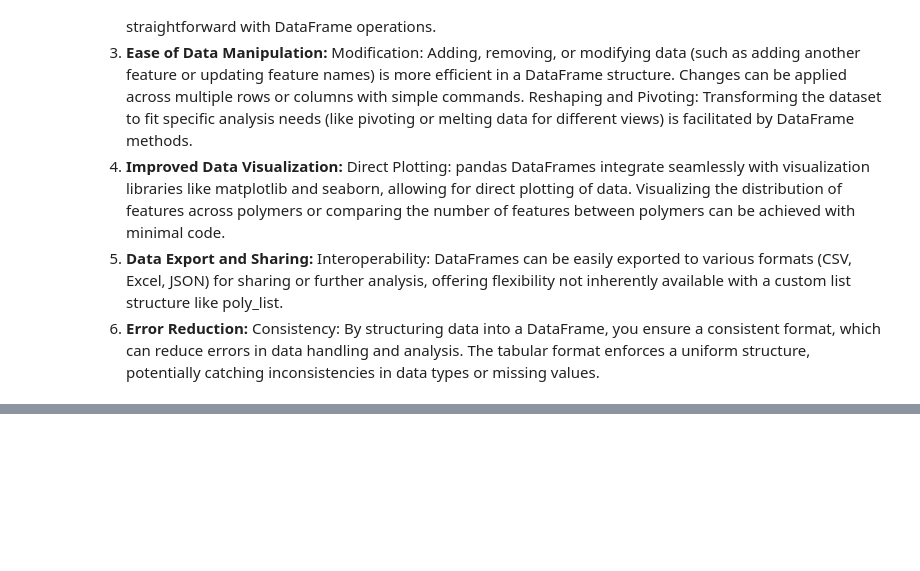
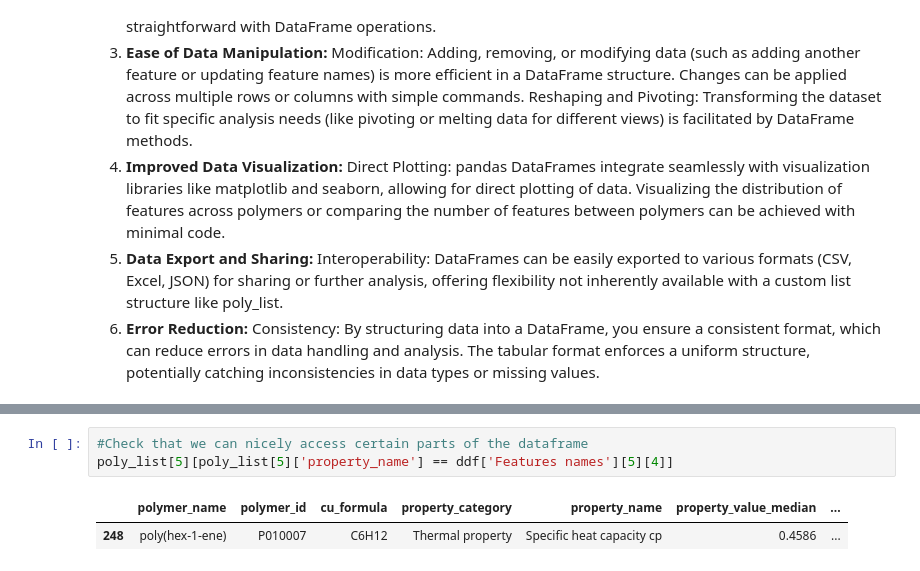
Before and after one commit to chriswilson2020/ML-For-PolymerChemistry, a Jupyter notebook: Polymer Properties.ipynb, the cells around one changed output, grey strips where cells are left out. Cells and saved outputs as stored; diff of their text form; blank space fills up the shorter version.

```diff
--- a/Polymer Properties.ipynb
+++ b/Polymer Properties.ipynb
@@ -129,0 +183,6 @@ Consistency: By structuring data into a DataFrame, you ensure a consistent forma
+# %%
+#Check that we can nicely access certain parts of the dataframe
+poly_list[5][poly_list[5]['property_name'] == ddf['Features names'][5][4]]
+# %% [output]
+|  | polymer_name | polymer_id | cu_formula | property_category | property_name | property_value_median | ... |
+| 248 | poly(hex-1-ene) | P010007 | C6H12 | Thermal property | Specific heat capacity cp | 0.4586 | ... |
```
Also changed, not shown: parts of 16 cells of this notebook.
